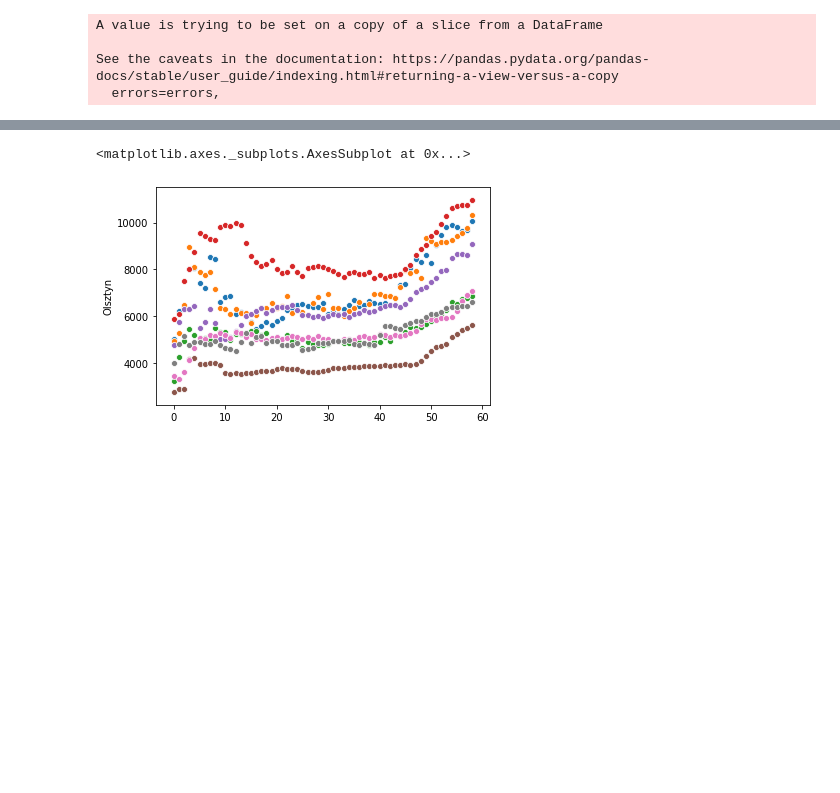
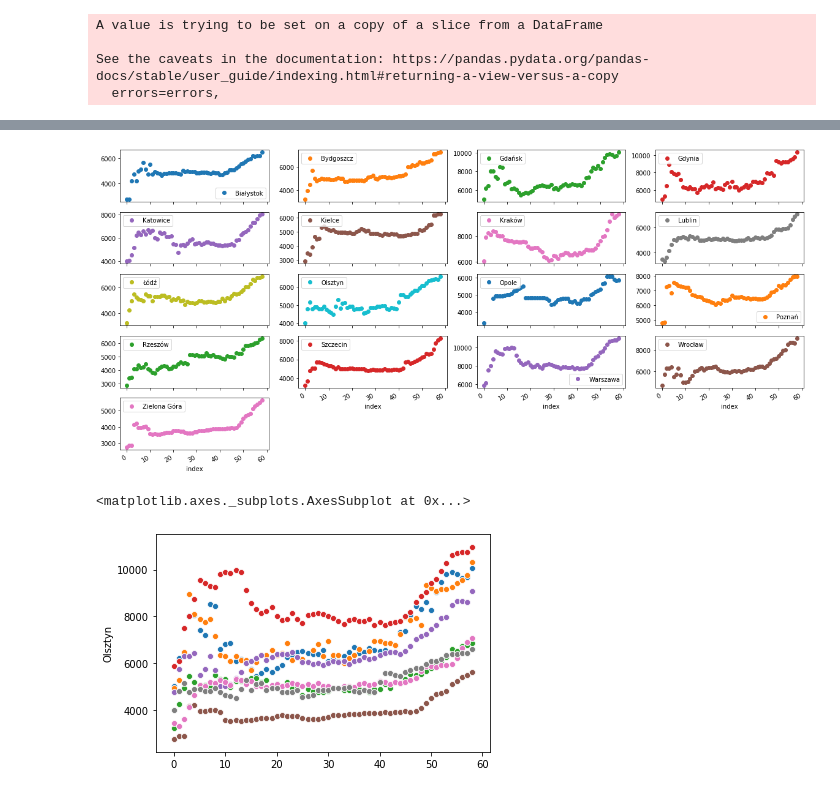
Before and after one commit to WypychKarolina/Data-analysis, a Jupyter notebook: samples/initial_data_uploading.ipynb, the cells around one changed output, grey strips where cells are left out. Saved outputs shown, nothing was run; the diff lists cells and outputs as text; code cells hidden in the pictures; blank space fills up the shorter version.

```diff
--- a/samples/initial_data_uploading.ipynb
+++ b/samples/initial_data_uploading.ipynb
@@ -59,4 +83,14 @@ prices_ok = prices_primary.iloc[:,:18]
 prices_ok.to_excel("/home/wypychkarola/mentoring/Data-analysis/res/primary_market.xlsx")
+# %%
+colnames_price = list(prices_ok.columns)
+
+prices_ok.plot(x="index", y=list(prices_ok.columns[1:]), kind = 'line', legend=True,
+                 subplots = True, sharex = True, figsize = (20,10), ls="none",
+           marker="o", layout = (5,4), label = colnames_price[1:])
+
+plt.show()
+# %% [output]
+[figure, added]
 # %%
 sns.scatterplot(np.arange(0,59), prices_ok["Gdańsk"])
 sns.scatterplot(np.arange(0,59), prices_ok["Gdynia"])
```
Also changed, not shown: parts of 5 cells of this notebook.
